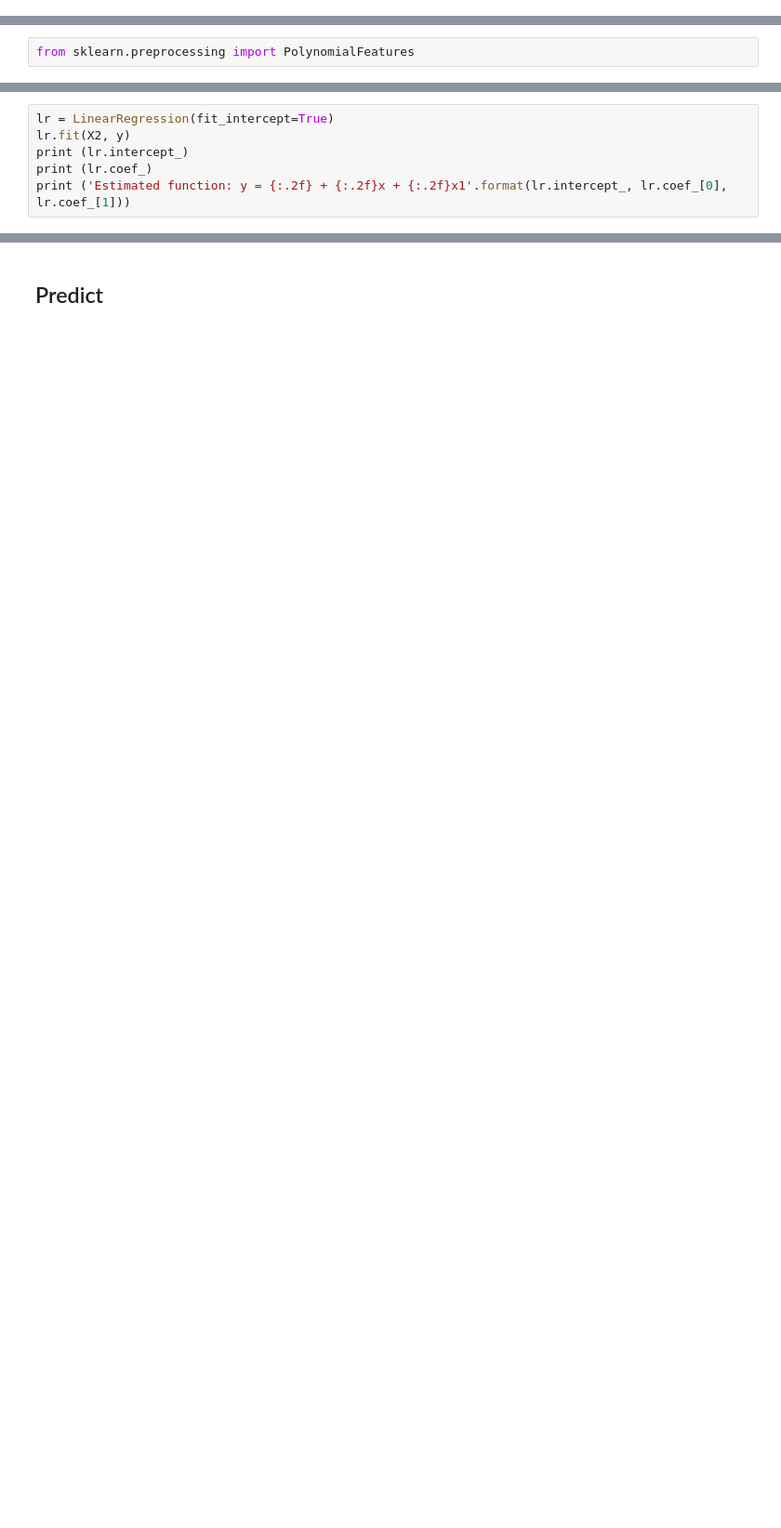
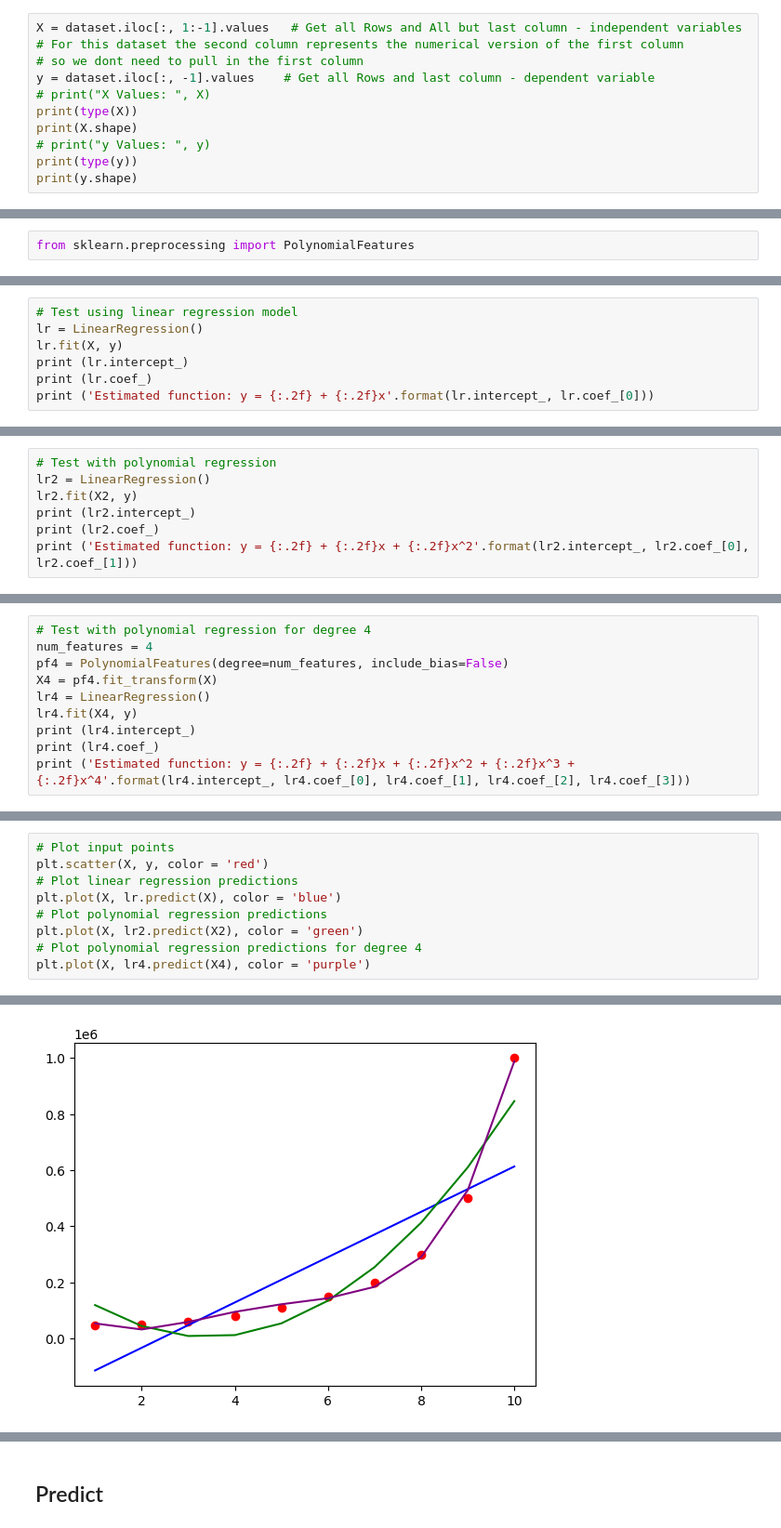
Before and after one commit to paulang1807/learn-ml, a Jupyter notebook: ScikitLearn-RegressionBasics.ipynb, the cells around one changed output, grey strips where cells are left out. Shown: that part at 93% size. Saved outputs shown, nothing was run; the diff lists cells and outputs as text; blank space fills up the shorter version.

```diff
--- a/ScikitLearn-RegressionBasics.ipynb
+++ b/ScikitLearn-RegressionBasics.ipynb
@@ -91,0 +447,11 @@ Estimated function: y = 0.00 + -0.21x
+# %%
+X = dataset.iloc[:, 1:-1].values   # Get all Rows and All but last column - independent variables
+# For this dataset the second column represents the numerical version of the first column
+# so we dont need to pull in the first column
+y = dataset.iloc[:, -1].values    # Get all Rows and last column - dependent variable
+# print("X Values: ", X)
+print(type(X))
+print(X.shape)
+# print("y Values: ", y)
+print(type(y))
+print(y.shape)
@@ -121,7 +472,8 @@ print (X2)
 # %%
-lr = LinearRegression(fit_intercept=True)
-lr.fit(X2, y)
+# Test using linear regression model
+lr = LinearRegression()
+lr.fit(X, y)
 print (lr.intercept_)
 print (lr.coef_)
-print ('Estimated function: y = {:.2f} + {:.2f}x + {:.2f}x1'.format(lr.intercept_, lr.coef_[0], lr.coef_[1]))
+print ('Estimated function: y = {:.2f} + {:.2f}x'.format(lr.intercept_, lr.coef_[0]))
 # %% [output]
@@ -130,0 +483,7 @@ Estimated function: y = 0.17 + 3.74x + -5.46x1
+# %%
+# Test with polynomial regression
+lr2 = LinearRegression()
+lr2.fit(X2, y)
+print (lr2.intercept_)
+print (lr2.coef_)
+print ('Estimated function: y = {:.2f} + {:.2f}x + {:.2f}x^2'.format(lr2.intercept_, lr2.coef_[0], lr2.coef_[1]))
@@ -130,0 +494,10 @@ Estimated function: y = 0.17 + 3.74x + -5.46x1
+# %%
+# Test with polynomial regression for degree 4
+num_features = 4
+pf4 = PolynomialFeatures(degree=num_features, include_bias=False)
+X4 = pf4.fit_transform(X)
+lr4 = LinearRegression()
+lr4.fit(X4, y)
+print (lr4.intercept_)
+print (lr4.coef_)
+print ('Estimated function: y = {:.2f} + {:.2f}x + {:.2f}x^2 + {:.2f}x^3 + {:.2f}x^4'.format(lr4.intercept_, lr4.coef_[0], lr4.coef_[1], lr4.coef_[2], lr4.coef_[3]))
@@ -130,0 +510,10 @@ Estimated function: y = 0.17 + 3.74x + -5.46x1
+# %%
+# Plot input points
+plt.scatter(X, y, color = 'red')
+# Plot linear regression predictions
+plt.plot(X, lr.predict(X), color = 'blue')
+# Plot polynomial regression predictions
+plt.plot(X, lr2.predict(X2), color = 'green')
+# Plot polynomial regression predictions for degree 4
+plt.plot(X, lr4.predict(X4), color = 'purple')
+# %% [output]
@@ -130,0 +521 @@ Estimated function: y = 0.17 + 3.74x + -5.46x1
+[figure, added]
```
Also changed, not shown: parts of 67 cells of this notebook, 5 other files.
